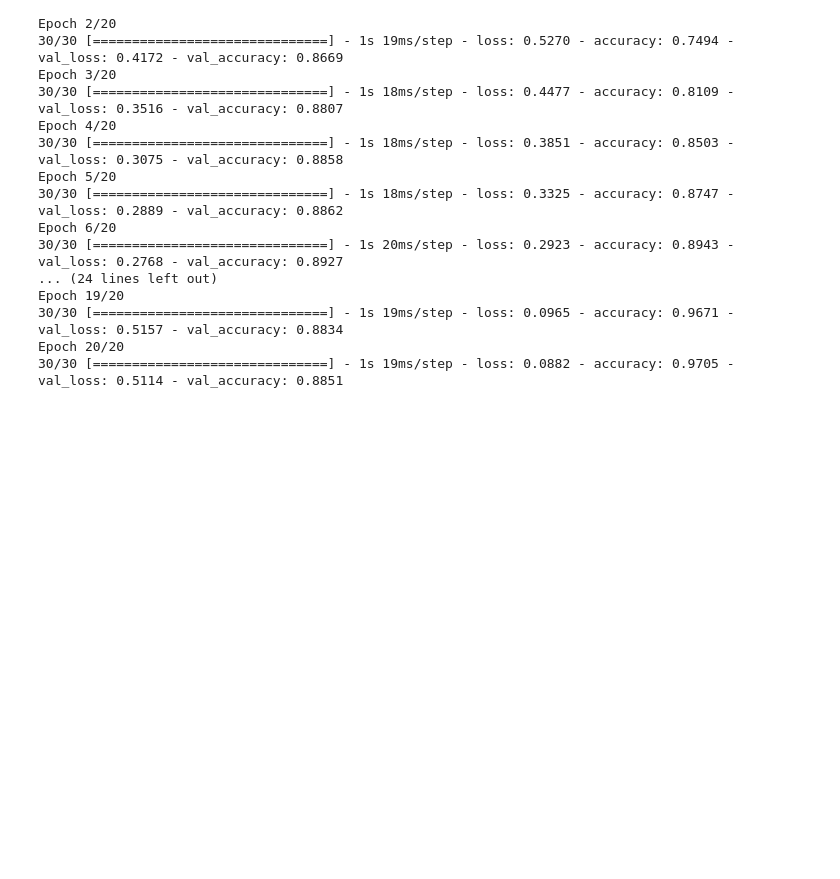
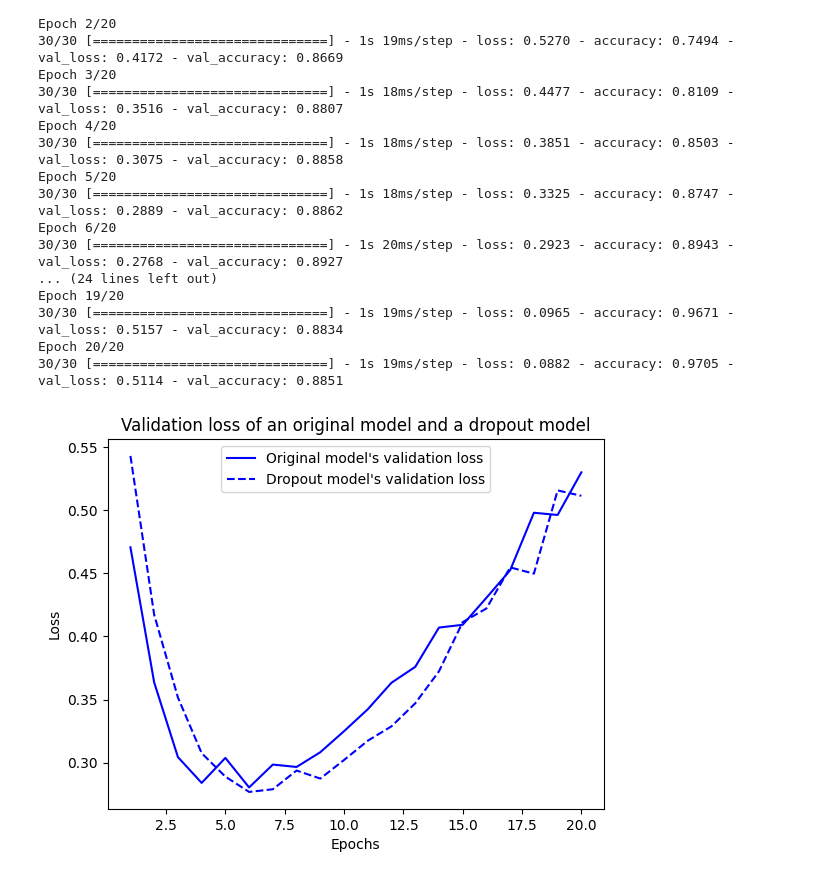
Before and after one commit to Yush1nk1m/ML_and_DL, a Jupyter notebook: Codes/Chapter05.ipynb, the cells around one changed output. Cells and saved outputs as stored; diff of their text form; code cells hidden in the pictures; blank space fills up the shorter version.

```diff
--- a/Codes/Chapter05.ipynb
+++ b/Codes/Chapter05.ipynb
@@ -592,13 +592,15 @@ Epoch 20/20
 30/30 [==============================] - 1s 19ms/step - loss: 0.0882 - accuracy: 0.9705 - val_loss: 0.5114 - val_accuracy: 0.8851
 # %%
 original_val_loss = history_original.history["val_loss"]
-l2_val_loss = history_l2_reg.history["val_loss"]
+dropout_val_loss = history_dropout.history["val_loss"]
 epochs = range(1, 21)
 
 plt.plot(epochs, original_val_loss, "b-", label="Original model's validation loss")
-plt.plot(epochs, l2_val_loss, "b--", label="L2 regularized model's validation loss")
-plt.title("Validation loss of an original model and a L2 regularized model")
+plt.plot(epochs, dropout_val_loss, "b--", label="Dropout model's validation loss")
+plt.title("Validation loss of an original model and a dropout model")
 plt.xlabel("Epochs")
 plt.ylabel("Loss")
 plt.legend()
 plt.show()
+# %% [output]
+[figure, added]
```
Also changed, not shown: 3 other files.
